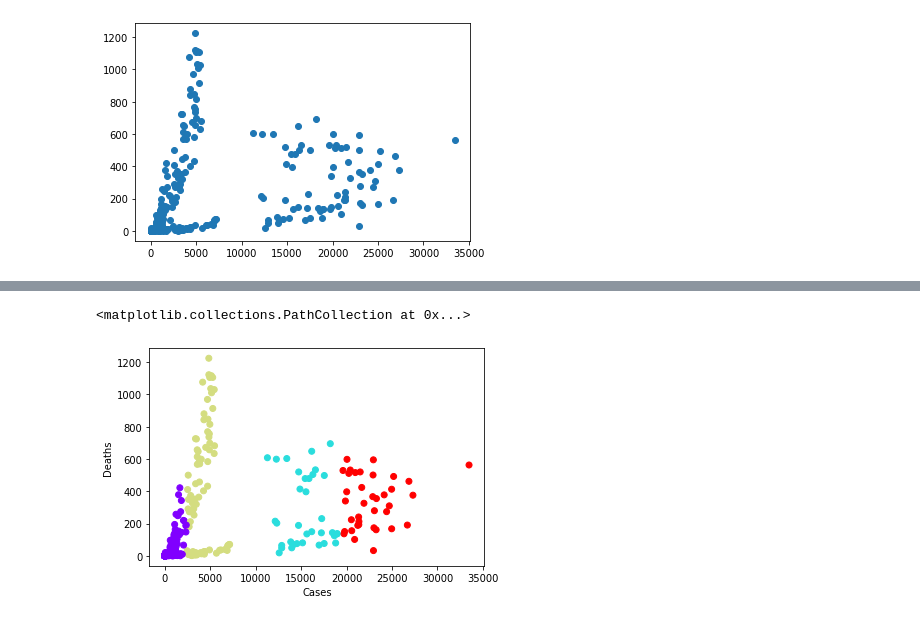
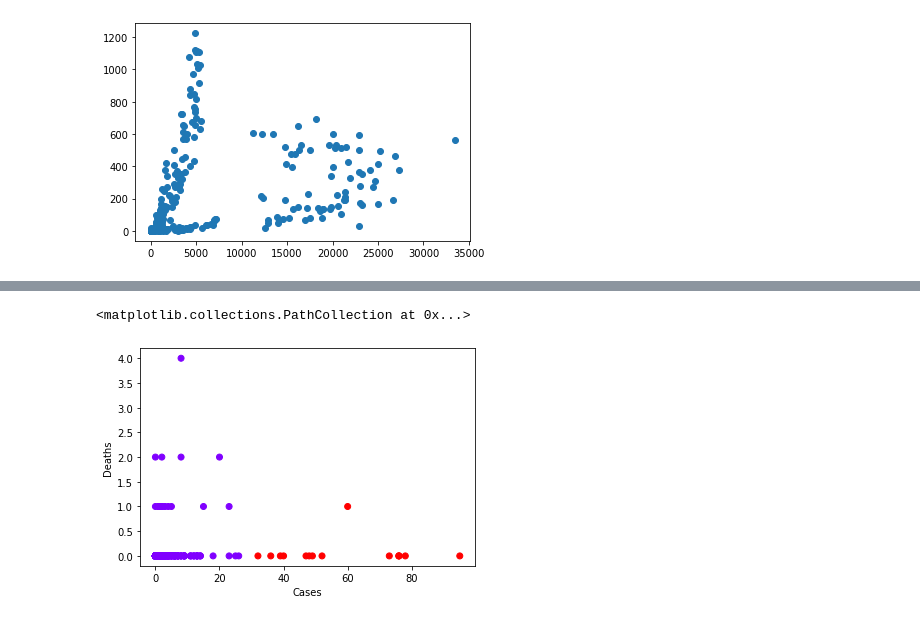
Before and after one commit to SaraNikAmalFard/Covid19-DataAnalytics, a Jupyter notebook: kMeans_clustering_LAOKO.ipynb, the cells around one changed output, grey strips where cells are left out. Cells and saved outputs as stored; diff of their text form; code cells hidden in the pictures.

```diff
--- a/kMeans_clustering_LAOKO.ipynb
+++ b/kMeans_clustering_LAOKO.ipynb
@@ -17,14 +17,13 @@ df = df[["dateRep", "cases", "deaths", "countriesAndTerritories", "continentExp"
 # converting the date to pandas date format
 df["dateRep"]= pd.to_datetime(df["dateRep"])
 
-df_uk = df[df['countriesAndTerritories'] == 'United_Kingdom']
-print(df_uk.head(10))
+df_uk = df[df['countriesAndTerritories'] == 'United_Kingdom'] # Full Lockdown
+df_nz = df[df['countriesAndTerritories'] == 'New_Zealand'] # Full Lockdown
+df_in = df[df['countriesAndTerritories'] == 'India'] # Full Lockdown
+df_cr = df[df['countriesAndTerritories'] == 'Croatia'] # Partial Lockdown
+df_se = df[df['countriesAndTerritories'] == 'Senegal'] # Partial Lockdown
+df_br = df[df['countriesAndTerritories'] == 'Brazil'] # No Lockdown
+df_sw = df[df['countriesAndTerritories'] == 'Sweden'] # No Lockdown
 
-# print(df.head(20))
-
-# # now we merge the dataframes
-# if len(main_df) == 0:
-#     main_df = df
-# else:
-#     main_df = main_df.join(df)  # joining here
+df_uk.head(10)
 # %% [output]
@@ -167,0 +206,5 @@ plt.scatter(X, y, c=y_kmeans, cmap='rainbow')
+# %%
+# Clustering for New Zealand
+X = df_nz['cases']
+y = df_nz['deaths']
+plt.scatter(X, y)
@@ -168,12 +214,13 @@ plt.scatter(X, y, c=y_kmeans, cmap='rainbow')
+# %%
+X = X.values.reshape(-1, 1) # reshaping X
 # %%
-from sklearn.cluster import KMeans
-est = KMeans(4)  # a cluster for lockdown and not lockdown\
+est = KMeans(2)  # a cluster for lockdown and not lockdown\
 est.fit(X)
 y_kmeans = est.predict(X)
 
 plt.xlabel('Cases')
 plt.ylabel('Deaths')
 plt.scatter(X, y, c=y_kmeans, cmap='rainbow')
 # %% [output]
 <matplotlib.collections.PathCollection at 0x...>
-[figure, old version]
+[figure, new version]
```
Also changed, not shown: parts of 45 cells of this notebook, 1 other file.
